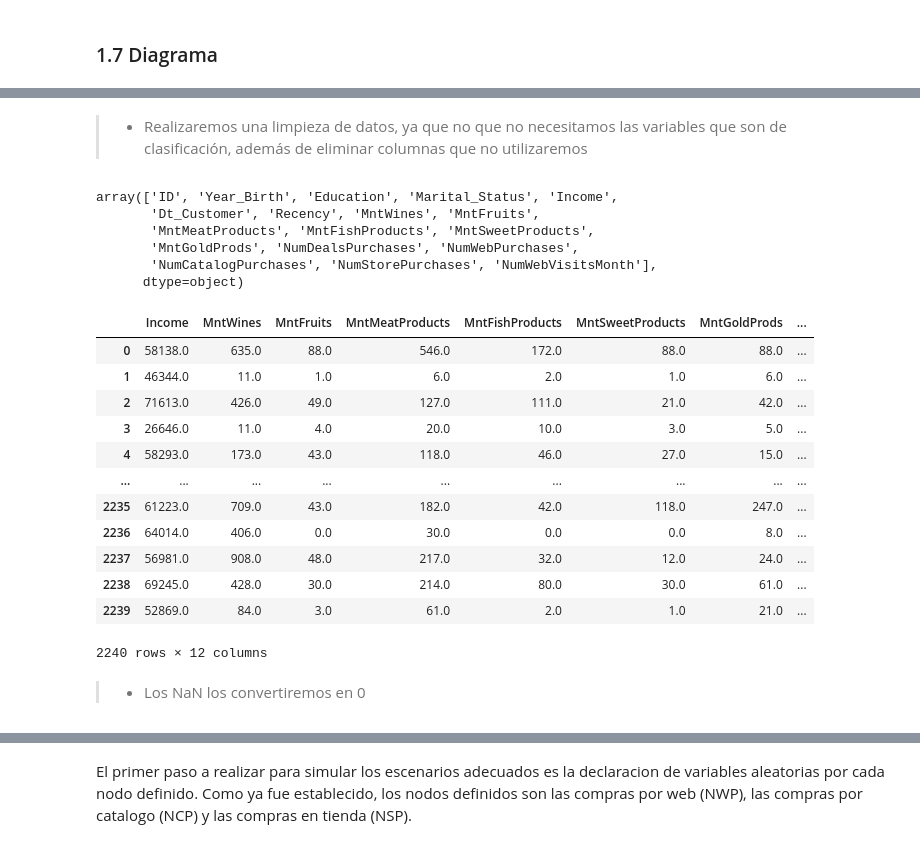
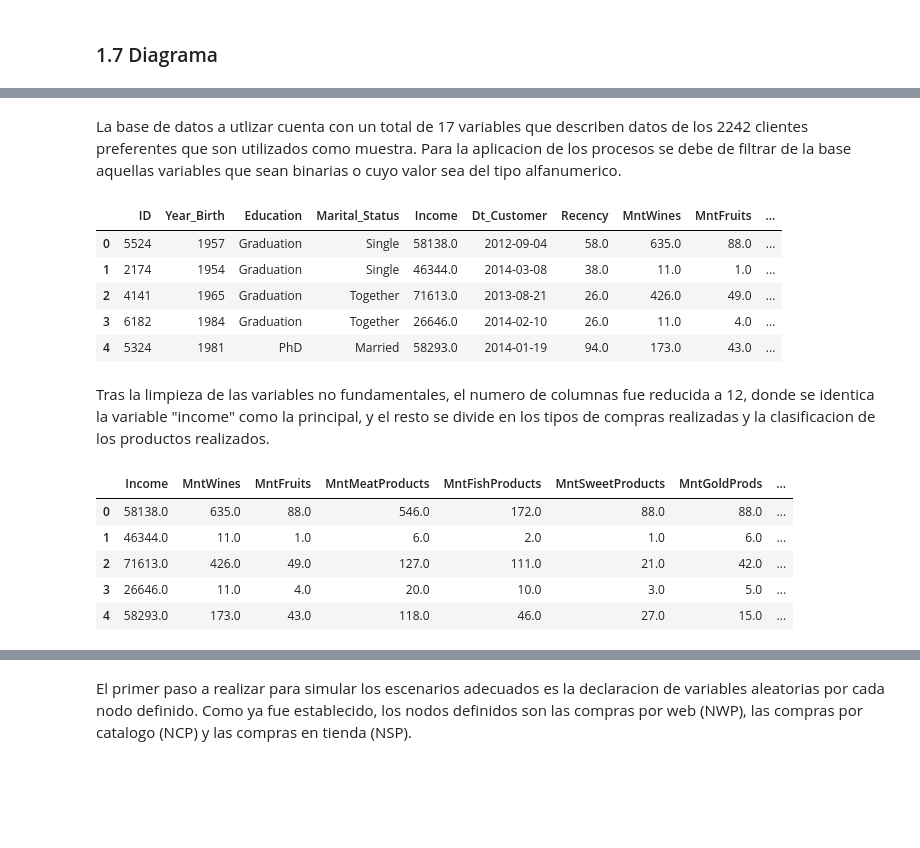
Before and after one commit to berlinpreciado21/ProyectoSimFin_CCorrales_BIPreciado_MVerea, a Jupyter notebook: PE1_BIPE_CCC_MV.ipynb, the cells around one changed output, grey strips where cells are left out. Drawn from its saved outputs; the diff is of its cells as text; code cells hidden in the pictures; blank space fills up the shorter version.

```diff
--- a/PE1_BIPE_CCC_MV.ipynb
+++ b/PE1_BIPE_CCC_MV.ipynb
@@ -156,32 +91,24 @@ report.head(60)
-# %% [markdown]
->- Realizaremos una limpieza de datos, ya que no que no necesitamos las variables que son de clasificación, además de eliminar columnas que no utilizaremos
-# %%
-columns_names = data.columns.values
-columns_names
-# %% [output]
-array(['ID', 'Year_Birth', 'Education', 'Marital_Status', 'Income',
-       'Dt_Customer', 'Recency', 'MntWines', 'MntFruits',
-       'MntMeatProducts', 'MntFishProducts', 'MntSweetProducts',
-       'MntGoldProds', 'NumDealsPurchases', 'NumWebPurchases',
-       'NumCatalogPurchases', 'NumStorePurchases', 'NumWebVisitsMonth'],
-      dtype=object)
+# %% [markdown]
+La base de datos a utlizar cuenta con un total de 17 variables que describen datos de los 2242 clientes preferentes que son utilizados como muestra. Para la aplicacion de los procesos se debe de filtrar de la base aquellas variables que sean binarias o cuyo valor sea del tipo alfanumerico.
+# %%
+data=pd.read_excel("Datos_proyecto.xlsx")
+data.head(5)
+# %% [output]
+|  | ID | Year_Birth | Education | Marital_Status | Income | Dt_Customer | Recency | MntWines | MntFruits | ... |
+| 0 | 5524 | 1957 | Graduation | Single | 58138.0 | 2012-09-04 | 58.0 | 635.0 | 88.0 | ... |
+| 1 | 2174 | 1954 | Graduation | Single | 46344.0 | 2014-03-08 | 38.0 | 11.0 | 1.0 | ... |
+| 2 | 4141 | 1965 | Graduation | Together | 71613.0 | 2013-08-21 | 26.0 | 426.0 | 49.0 | ... |
+| 3 | 6182 | 1984 | Graduation | Together | 26646.0 | 2014-02-10 | 26.0 | 11.0 | 4.0 | ... |
+| 4 | 5324 | 1981 | PhD | Married | 58293.0 | 2014-01-19 | 94.0 | 173.0 | 43.0 | ... |
+# %% [markdown]
+Tras la limpieza de las variables no fundamentales, el numero de columnas fue reducida a 12, donde se identica la variable "income" como la principal, y el resto se divide en los tipos de compras realizadas y la clasificacion de los productos realizados.
 # %%
 datan=data.drop(['ID','Year_Birth', 'Education', 'Marital_Status','Dt_Customer', 'Recency'],axis=1)
-datan
-datan
+datan.head(5)
 # %% [output]
 |  | Income | MntWines | MntFruits | MntMeatProducts | MntFishProducts | MntSweetProducts | MntGoldProds | ... |
 | 0 | 58138.0 | 635.0 | 88.0 | 546.0 | 172.0 | 88.0 | 88.0 | ... |
 | 1 | 46344.0 | 11.0 | 1.0 | 6.0 | 2.0 | 1.0 | 6.0 | ... |
 | 2 | 71613.0 | 426.0 | 49.0 | 127.0 | 111.0 | 21.0 | 42.0 | ... |
 | 3 | 26646.0 | 11.0 | 4.0 | 20.0 | 10.0 | 3.0 | 5.0 | ... |
 | 4 | 58293.0 | 173.0 | 43.0 | 118.0 | 46.0 | 27.0 | 15.0 | ... |
-| ... | ... | ... | ... | ... | ... | ... | ... | ... |
-| 2235 | 61223.0 | 709.0 | 43.0 | 182.0 | 42.0 | 118.0 | 247.0 | ... |
-| 2236 | 64014.0 | 406.0 | 0.0 | 30.0 | 0.0 | 0.0 | 8.0 | ... |
-| 2237 | 56981.0 | 908.0 | 48.0 | 217.0 | 32.0 | 12.0 | 24.0 | ... |
-| 2238 | 69245.0 | 428.0 | 30.0 | 214.0 | 80.0 | 30.0 | 61.0 | ... |
-| 2239 | 52869.0 | 84.0 | 3.0 | 61.0 | 2.0 | 1.0 | 21.0 | ... |
-2240 rows × 12 columns
-# %% [markdown]
->- Los NaN los convertiremos en 0
```
Also changed, not shown: parts of 45 cells of this notebook.
